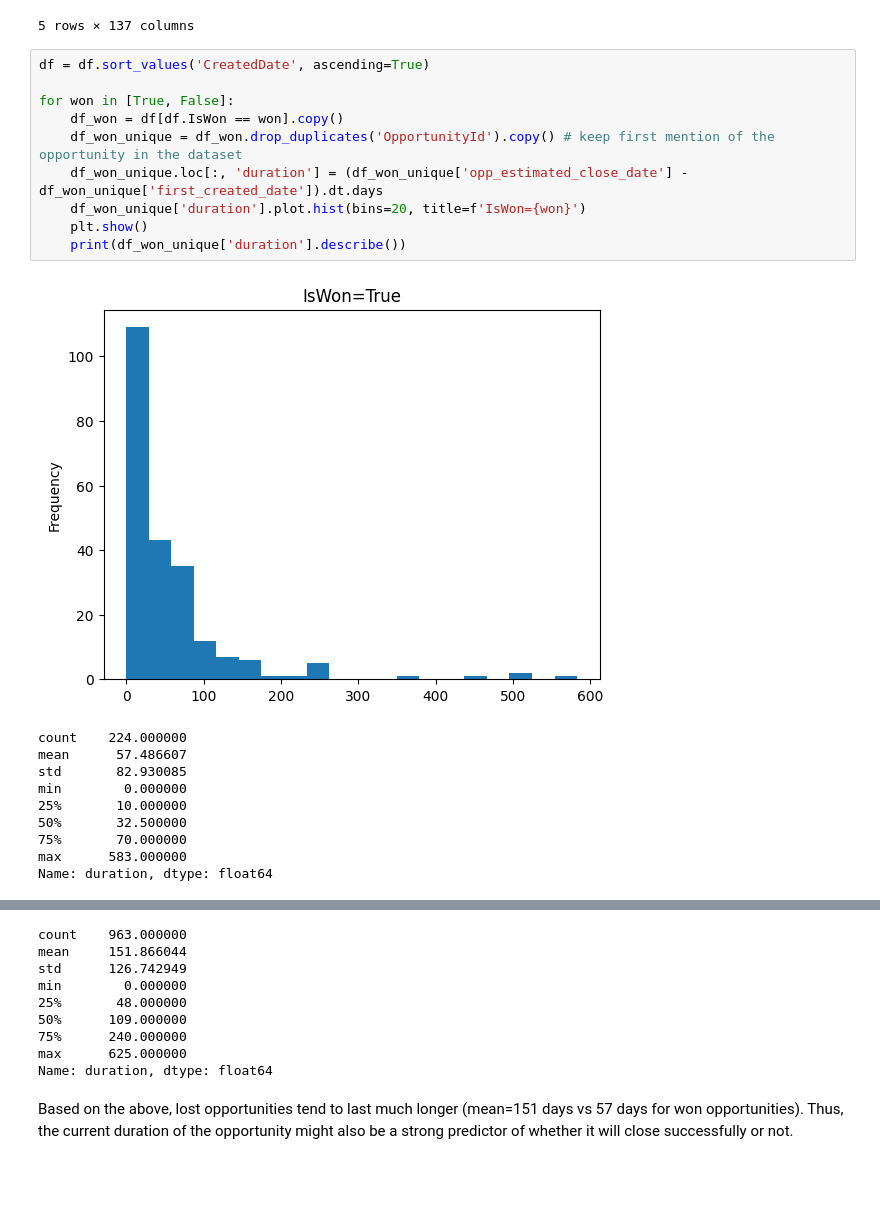
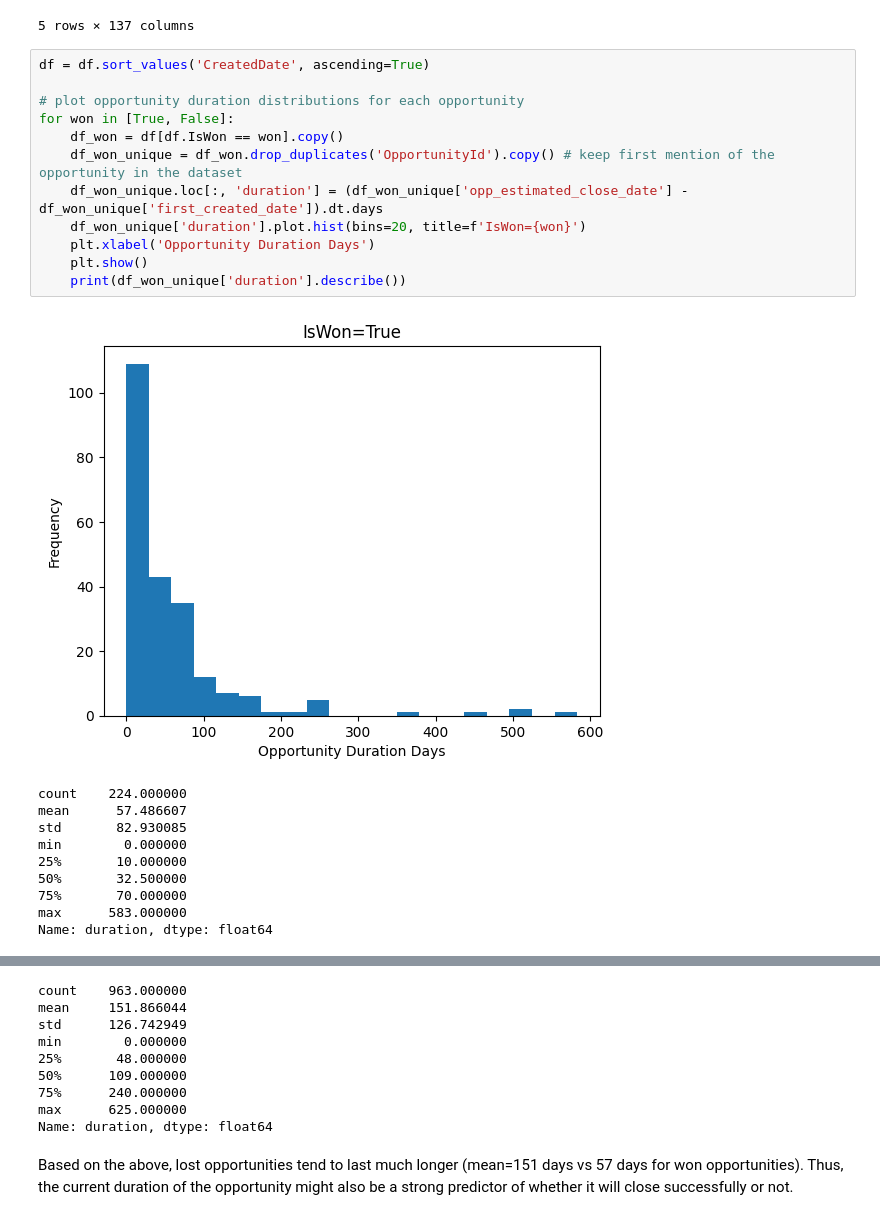
Before and after one commit to viktortsvil/capstone-rg, a Jupyter notebook: Model Training.ipynb, the cells around one changed output, grey strips where cells are left out. Drawn from its saved outputs; the diff is of its cells as text; blank space fills up the shorter version.

Commit message:
added model; plots; readme.md

```diff
--- a/Model Training.ipynb
+++ b/Model Training.ipynb
@@ -40,15 +40,17 @@ df.head()
 # %%
 df = df.sort_values('CreatedDate', ascending=True)
 
+# plot opportunity duration distributions for each opportunity
 for won in [True, False]:
     df_won = df[df.IsWon == won].copy()
     df_won_unique = df_won.drop_duplicates('OpportunityId').copy() # keep first mention of the opportunity in the dataset
     df_won_unique.loc[:, 'duration'] = (df_won_unique['opp_estimated_close_date'] - df_won_unique['first_created_date']).dt.days
     df_won_unique['duration'].plot.hist(bins=20, title=f'IsWon={won}')
+    plt.xlabel('Opportunity Duration Days')
     plt.show()
     print(df_won_unique['duration'].describe())
 # %% [output]
-[figure, old version]
+[figure, new version]
 count    224.000000
 mean      57.486607
 std       82.930085
```
Also changed, not shown: parts of 12 cells of this notebook, 8 other files.
